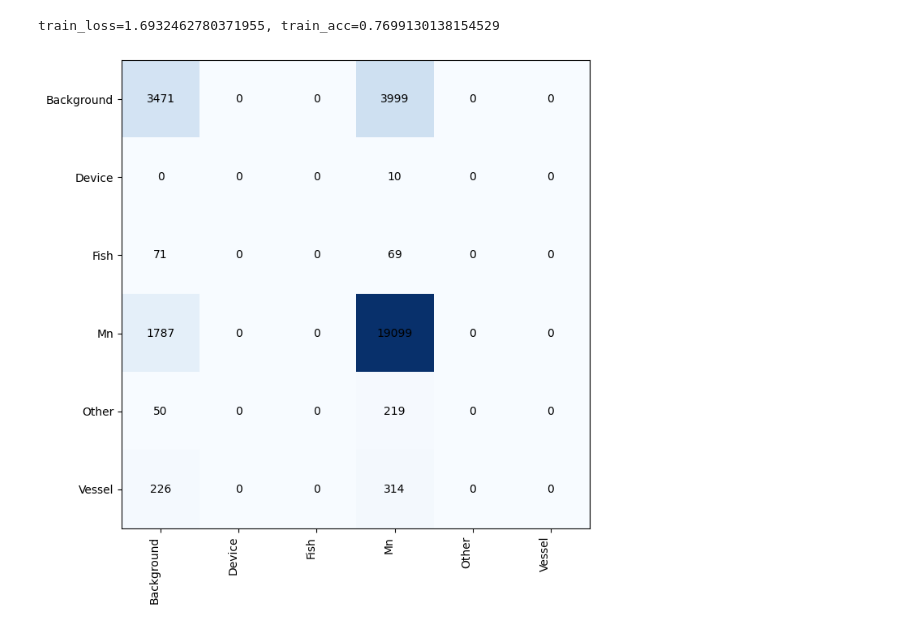
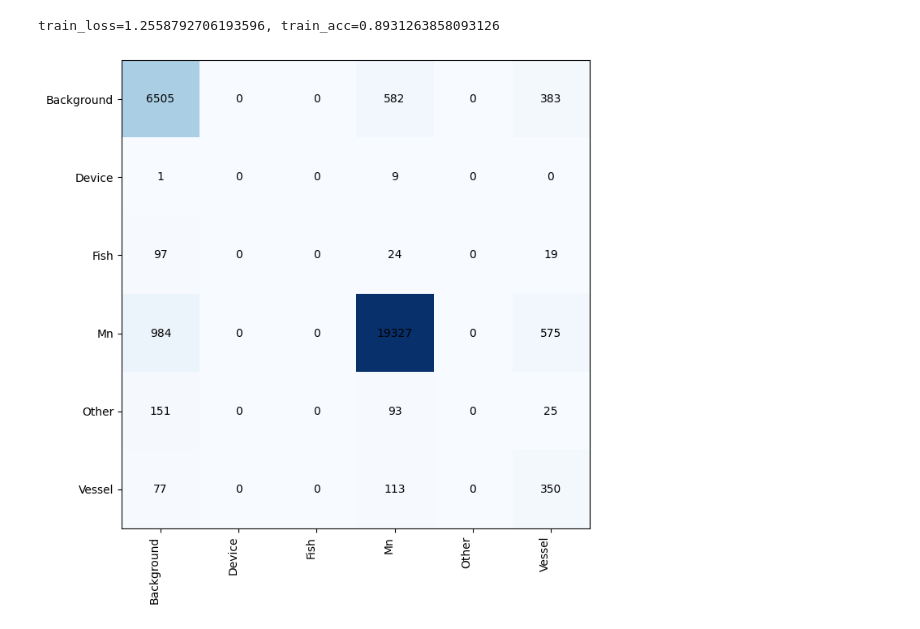
Before and after one commit to adrianmonaghan/SonoAcousticWhale, a Jupyter notebook: EDA/nn_model.ipynb, the cells around one changed output. Cells and saved outputs as stored; diff of their text form; code cells hidden in the pictures.

```diff
--- a/EDA/nn_model.ipynb
+++ b/EDA/nn_model.ipynb
@@ -28,7 +11,8 @@ replace flat_spectrograms/Background/Cross_A_01_050520_212731_30056_2470.png? [y
 # %%
 from baukit import show
 device = torch.device("cuda" if torch.cuda.is_available() else "cpu")
-train_path = "flat_spectrograms" # "data/spectrograms/train"
+train_path = "train_val_test/train" # "data/spectrograms/train"
+val_path = "train_val_test/val"
 # test_path = "mnist_4440/test"
-train_set = ImageFolder(train_path)
-print("Number of images in the training set =", len(train_set))
+# train_set = ImageFolder(train_path)
+# print("Number of images in the training set =", len(train_set))
@@ -76,11 +78,19 @@ img, label = train_set[1189]
 # %%
 train_loader = torch.utils.data.DataLoader(
     train_set,
-    batch_size=128,
+    batch_size=512,
     shuffle=True,
-    # num_workers=16,
+    num_workers=16,
     pin_memory=True,
 )
+
+val_loader = torch.utils.data.DataLoader(
+    val_set,
+    batch_size=512,
+    shuffle=True,
+    num_workers=16,
+    pin_memory=True,
+)
 # %%
 images, labels = next(train_loader.__iter__())
 print(f"{images.shape=}, {labels.shape=}")
@@ -283,15 +286,15 @@ tensor([1.6058e-03, 8.8396e-01, 6.3533e-02, 8.4606e-04, 3.3268e-02, 1.6785e-02])
 torch.manual_seed(4440)
 
 model = cnn_classifier().to(device)
-epochs = 4 #10  # your model should be able to get > 98% validation accuracy on the first 10 epochs
+epochs = 80  # your model should be able to get > 98% validation accuracy on the first 10 epochs
 ####################################################################
 # **Exercise 4.2.2.2**
 # TODO: choose values for your hyperparameters
 learning_rate = 0.01 #0.005 # None
-weight_decay = 0.001 # None
+weight_decay = 0.0001 # None
 # TODO: choose a loss function and optimizer
-loss_fn = torch.nn.CrossEntropyLoss(weight = w2 / sum(w2)) #None
-loss_fn = torch.nn.CrossEntropyLoss() #None
+loss_fn = torch.nn.CrossEntropyLoss(weight = (max(counter) / counter) ** .5) #None
+# loss_fn = torch.nn.CrossEntropyLoss() #None
 optimizer = torch.optim.Adam(model.parameters(), lr=learning_rate, weight_decay=weight_decay) # None
 ####################################################################
 
@@ -301,9 +304,9 @@ validation_losses = []
 for epoch in range(epochs):
     train_loss, train_acc = train_model(model, train_loader, loss_fn, optimizer)
     training_losses.append(train_loss)
-    # val_loss, val_acc = evaluate_model(model, val_loader, loss_fn)
-    # validation_losses.append(val_loss)
+    val_loss, val_acc = evaluate_model(model, val_loader, loss_fn)
+    validation_losses.append(val_loss)
     print(
-        f"epoch: {epoch+1}/{epochs} | train loss={np.mean(train_loss):.4f}, {train_acc=:.4f}"# | val loss: {np.mean(val_loss):.4f}, {val_acc=:.4f}"
+        f"epoch: {epoch+1}/{epochs} | train loss={np.mean(train_loss):.4f}, {train_acc=:.4f} | val loss: {np.mean(val_loss):.4f}, {val_acc=:.4f}"
     )
 # %% [output]
@@ -352,9 +401,9 @@ train_loss=1.1620352491088535, train_acc=0.8832679515606345
 # %%
-# train_loss, train_acc, confusion_matrix = evaluate_model(
-#     model, train_loader, loss_fn, return_confusion_matrix=True
-# )
+train_loss, train_acc, confusion_matrix = evaluate_model(
+    model, train_loader, loss_fn, return_confusion_matrix=True
+)
 print(f"{train_loss=}, {train_acc=}")
 draw_confusion_matrix(confusion_matrix, train_set.classes)
 # %% [output]
-train_loss=1.6932462780371955, train_acc=0.7699130138154529
+train_loss=1.2558792706193596, train_acc=0.8931263858093126
-[figure, old version]
+[figure, new version]
```
Also changed, not shown: parts of 24 cells of this notebook.
